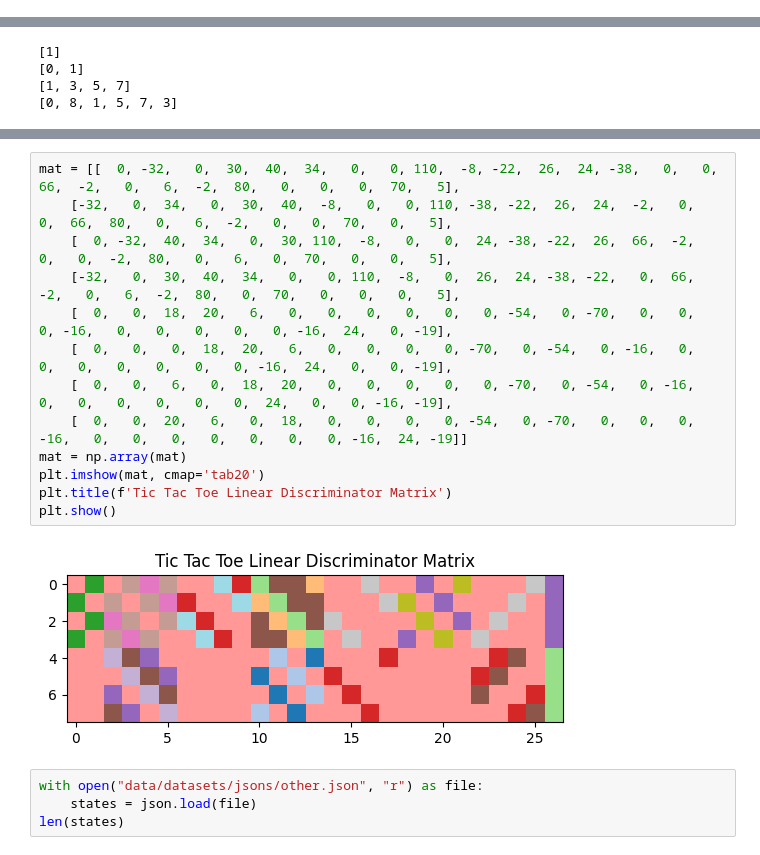
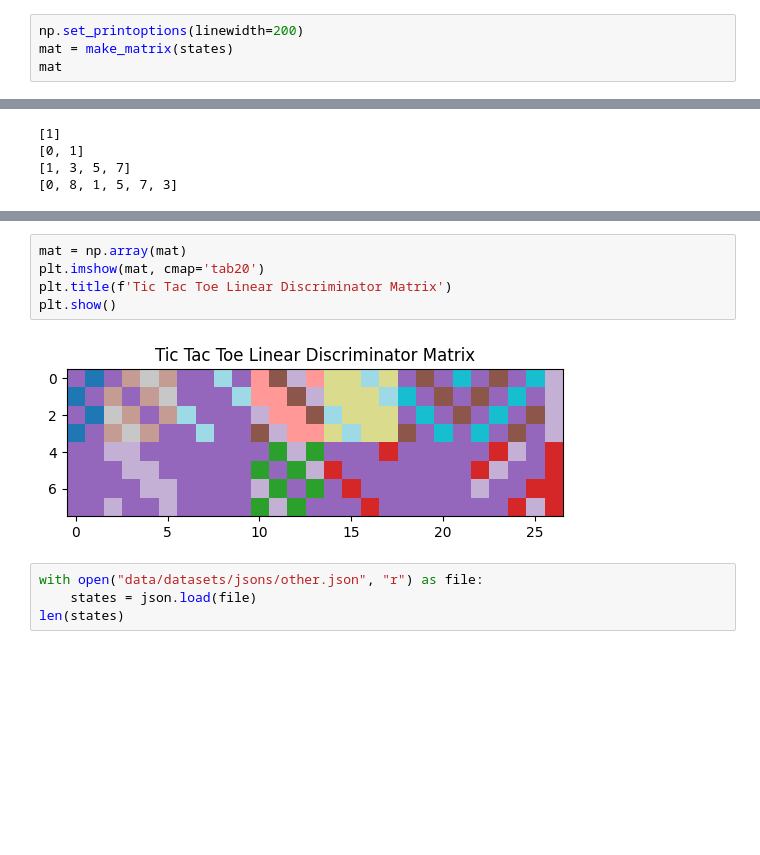
Before and after one commit to JackHanke/smalltictactoe, a Jupyter notebook: workspace.ipynb, the cells around one changed output, grey strips where cells are left out. Drawn from its saved outputs; the diff is of its cells as text; blank space fills up the shorter version.

```diff
--- a/workspace.ipynb
+++ b/workspace.ipynb
@@ -34,3 +34,7 @@ with open(path, 'r') as f: states = json.load(f)
 # __O   Board : 375
 # ___   Number: 91
 # XOX   Moves : [0]
+# %%
+np.set_printoptions(linewidth=200)
+mat = make_matrix(states)
+mat
@@ -138,18 +143,10 @@ OXX  O  X [6]
 # %%
-mat = [[  0, -32,   0,  30,  40,  34,   0,   0, 110,  -8, -22,  26,  24, -38,   0,   0,  66,  -2,   0,   6,  -2,  80,   0,   0,   0,  70,   5],
-    [-32,   0,  34,   0,  30,  40,  -8,   0,   0, 110, -38, -22,  26,  24,  -2,   0,   0,  66,  80,   0,   6,  -2,   0,   0,  70,   0,   5],
-    [  0, -32,  40,  34,   0,  30, 110,  -8,   0,   0,  24, -38, -22,  26,  66,  -2,   0,   0,  -2,  80,   0,   6,   0,  70,   0,   0,   5],
-    [-32,   0,  30,  40,  34,   0,   0, 110,  -8,   0,  26,  24, -38, -22,   0,  66,  -2,   0,   6,  -2,  80,   0,  70,   0,   0,   0,   5],
-    [  0,   0,  18,  20,   6,   0,   0,   0,   0,   0,   0, -54,   0, -70,   0,   0,   0, -16,   0,   0,   0,   0,   0, -16,  24,   0, -19],
-    [  0,   0,   0,  18,  20,   6,   0,   0,   0,   0, -70,   0, -54,   0, -16,   0,   0,   0,   0,   0,   0,   0, -16,  24,   0,   0, -19],
-    [  0,   0,   6,   0,  18,  20,   0,   0,   0,   0,   0, -70,   0, -54,   0, -16,   0,   0,   0,   0,   0,   0,  24,   0,   0, -16, -19],
-    [  0,   0,  20,   6,   0,  18,   0,   0,   0,   0, -54,   0, -70,   0,   0,   0, -16,   0,   0,   0,   0,   0,   0,   0, -16,  24, -19]]
 mat = np.array(mat)
 plt.imshow(mat, cmap='tab20')
 plt.title(f'Tic Tac Toe Linear Discriminator Matrix')
 plt.show()
 # %% [output]
-[figure, old version]
+[figure, new version]
 # %%
 with open("data/datasets/jsons/other.json", "r") as file:
     states = json.load(file)
```
Also changed, not shown: parts of 4 cells of this notebook, 2 other files.
